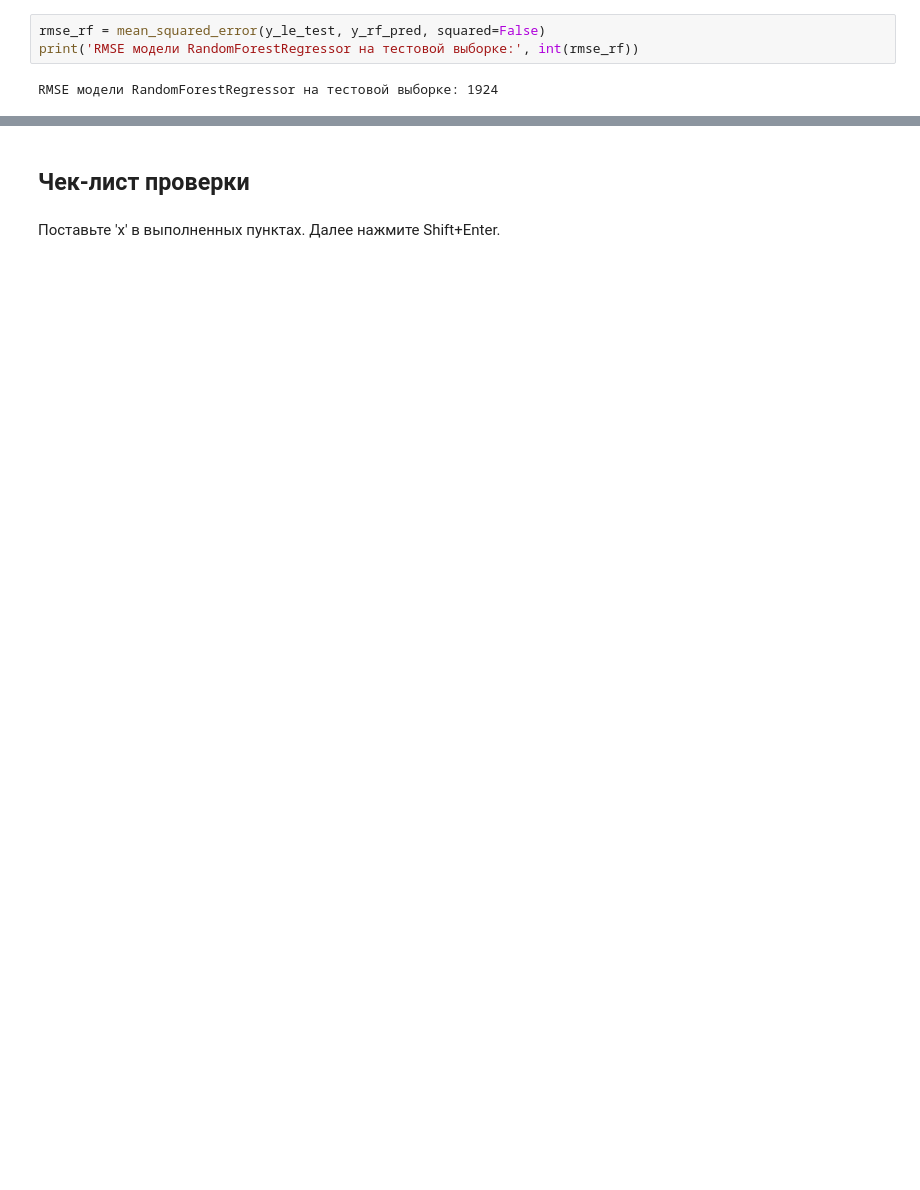
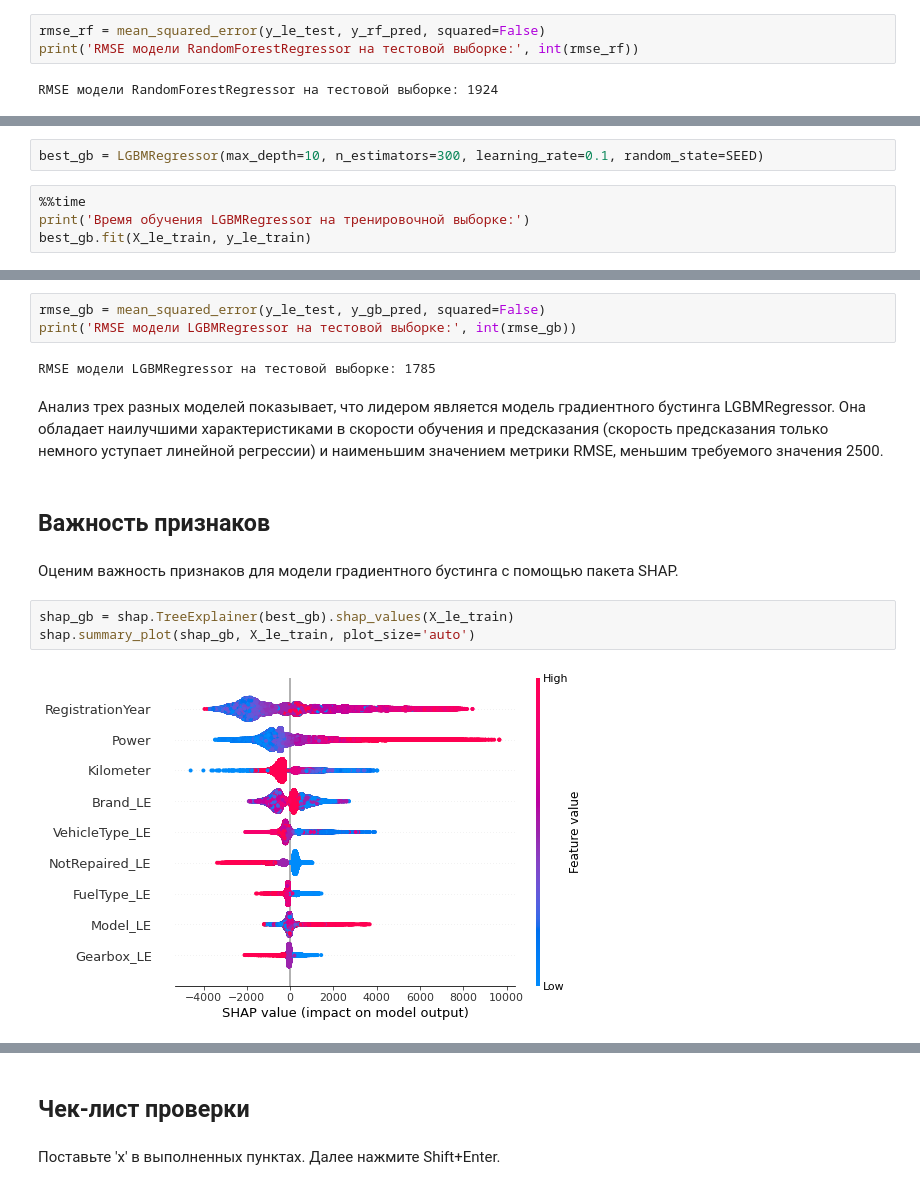
Before and after one commit to i-a-elkin/car_price_prediction, a Jupyter notebook: notebook.ipynb, the cells around one changed output, grey strips where cells are left out. Cells and saved outputs as stored; diff of their text form; blank space fills up the shorter version.

Commit message:
Prediction with GB and SHAP

```diff
--- a/notebook.ipynb
+++ b/notebook.ipynb
@@ -333,0 +355,6 @@ RMSE модели RandomForestRegressor на тестовой выборке: 19
+# %%
+best_gb = LGBMRegressor(max_depth=10, n_estimators=300, learning_rate=0.1, random_state=SEED)
+# %%
+%%time
+print('Время обучения LGBMRegressor на тренировочной выборке:')
+best_gb.fit(X_le_train, y_le_train)
@@ -333,0 +372,16 @@ RMSE модели RandomForestRegressor на тестовой выборке: 19
+# %%
+rmse_gb = mean_squared_error(y_le_test, y_gb_pred, squared=False)
+print('RMSE модели LGBMRegressor на тестовой выборке:', int(rmse_gb))
+# %% [output]
+RMSE модели LGBMRegressor на тестовой выборке: 1785
+# %% [markdown]
+Анализ трех разных моделей показывает, что лидером является модель градиентного бустинга LGBMRegressor. Она обладает наилучшими характеристиками в скорости обучения и предсказания (скорость предсказания только немного уступает линейной регрессии) и наименьшим значением метрики RMSE, меньшим требуемого значения 2500.
+# %% [markdown]
+## Важность признаков
+# %% [markdown]
+Оценим важность признаков для модели градиентного бустинга с помощью пакета SHAP.
+# %%
+shap_gb = shap.TreeExplainer(best_gb).shap_values(X_le_train)
+shap.summary_plot(shap_gb, X_le_train, plot_size='auto')
+# %% [output]
+[figure, added]
```
Also changed, not shown: parts of 15 cells of this notebook, 1 other file.
